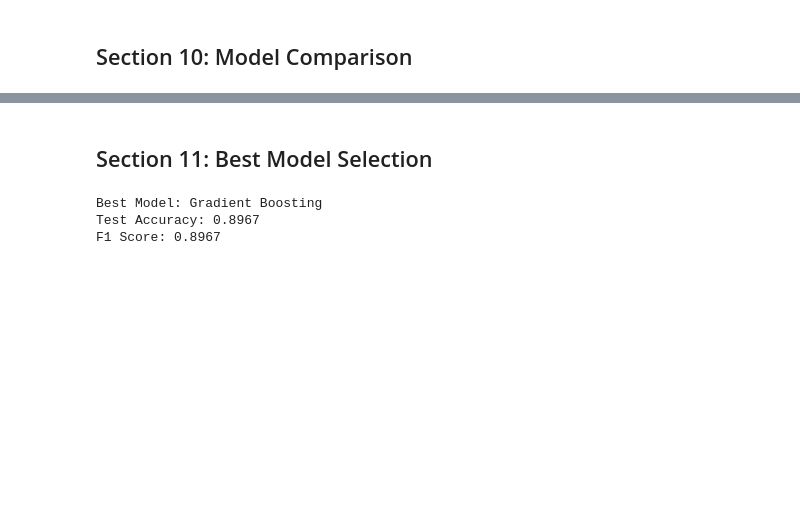
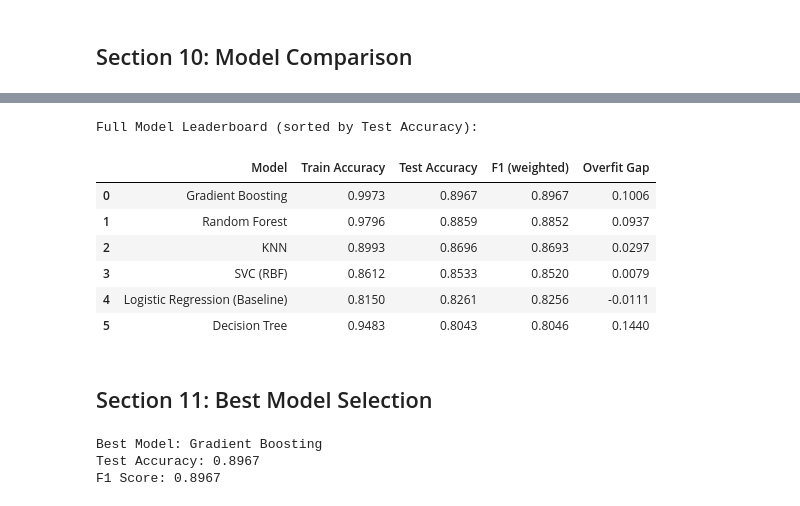
Before and after one commit to kalpanaselva495/individual-capstone-kalpanaselva495, a Jupyter notebook: notebooks/03_classification_model.ipynb, the cells around one changed output, grey strips where cells are left out. Cells and saved outputs as stored; diff of their text form; code cells hidden in the pictures; blank space fills up the shorter version.

```diff
--- a/notebooks/03_classification_model.ipynb
+++ b/notebooks/03_classification_model.ipynb
@@ -715,3 +723,19 @@ plt.show()
+# %%
+# Final leaderboard — all models including tuned versions
+results_df = pd.DataFrame(all_results).round(4).sort_values('Test Accuracy', ascending=False).reset_index(drop=True)
+results_df['Overfit Gap'] = (results_df['Train Accuracy'] - results_df['Test Accuracy']).round(4)
+
+print("Full Model Leaderboard (sorted by Test Accuracy):")
+results_df[['Model', 'Train Accuracy', 'Test Accuracy', 'F1 (weighted)', 'Overfit Gap']]
+# %% [output]
+Full Model Leaderboard (sorted by Test Accuracy):
+|  | Model | Train Accuracy | Test Accuracy | F1 (weighted) | Overfit Gap |
+| 0 | Gradient Boosting | 0.9973 | 0.8967 | 0.8967 | 0.1006 |
+| 1 | Random Forest | 0.9796 | 0.8859 | 0.8852 | 0.0937 |
+| 2 | KNN | 0.8993 | 0.8696 | 0.8693 | 0.0297 |
+| 3 | SVC (RBF) | 0.8612 | 0.8533 | 0.8520 | 0.0079 |
+| 4 | Logistic Regression (Baseline) | 0.8150 | 0.8261 | 0.8256 | -0.0111 |
+| 5 | Decision Tree | 0.9483 | 0.8043 | 0.8046 | 0.1440 |
 # %% [markdown]
 ## Section 11: Best Model Selection
 # %%
```
Also changed, not shown: parts of 9 cells of this notebook, 1 other file.
